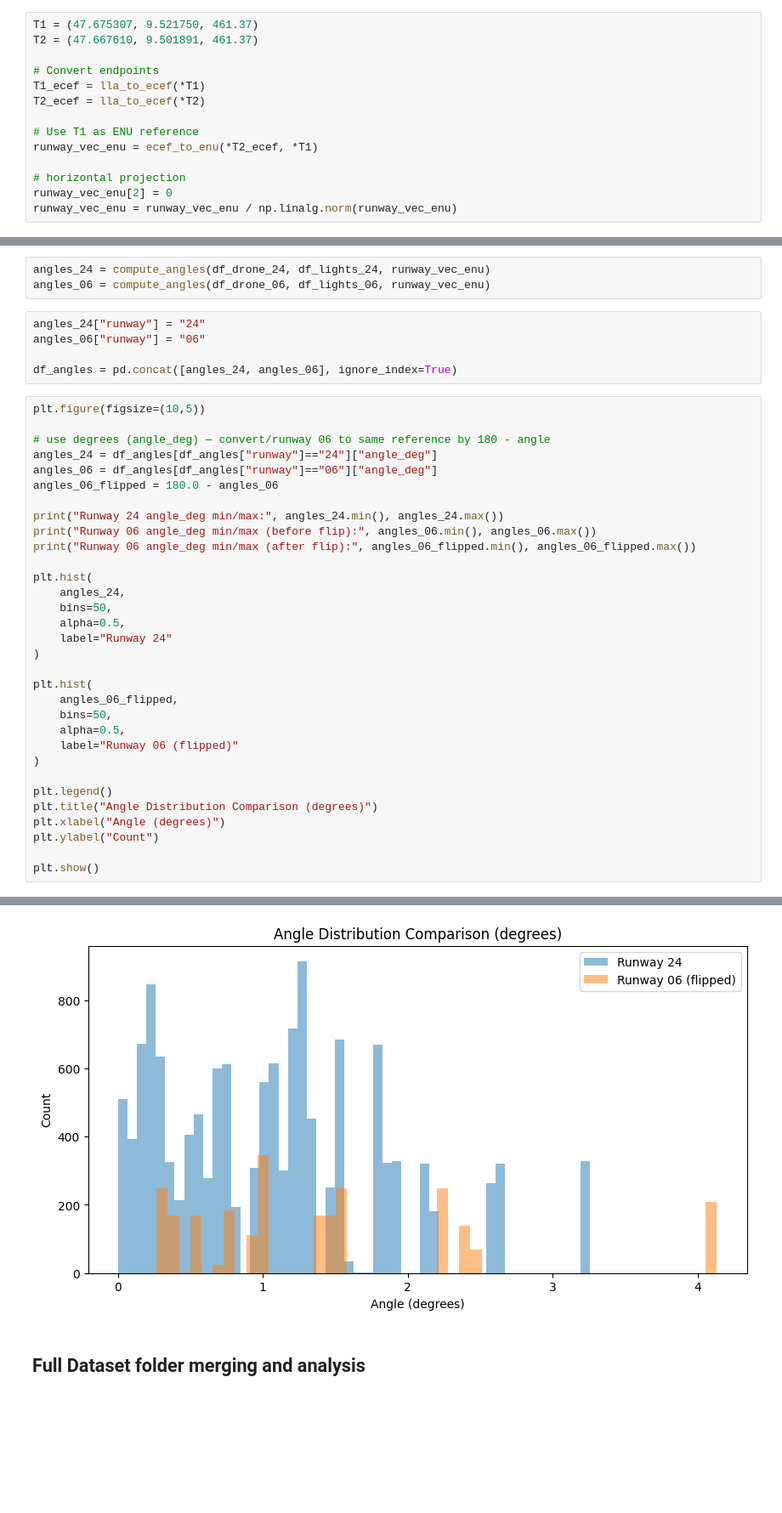
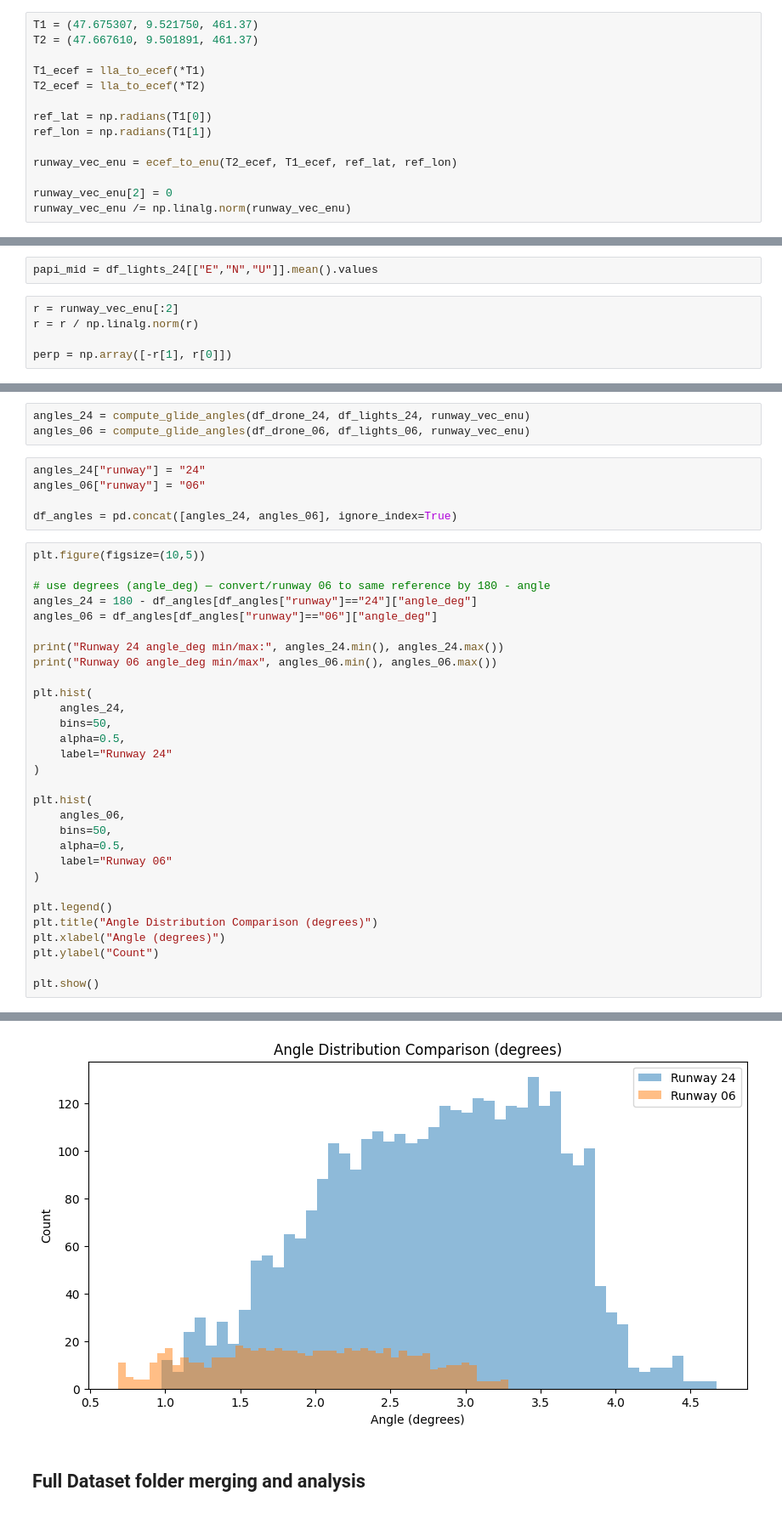
Before and after one commit to MaximRoomsHowest/PAPI-Detection-and-Classification, a Jupyter notebook: data/data_analysis.ipynb, the cells around one changed output, grey strips where cells are left out. Shown at 85% size. Drawn from its saved outputs; the diff is of its cells as text; blank space fills up the shorter version.

Commit message:
Changed angle calculation

```diff
--- a/data/data_analysis.ipynb
+++ b/data/data_analysis.ipynb
@@ -339,16 +330,16 @@ def ecef_to_enu(x, y, z, ref_lat, ref_lon, ref_alt):
 T1 = (47.675307, 9.521750, 461.37)
 T2 = (47.667610, 9.501891, 461.37)
 
-# Convert endpoints
 T1_ecef = lla_to_ecef(*T1)
 T2_ecef = lla_to_ecef(*T2)
 
-# Use T1 as ENU reference
-runway_vec_enu = ecef_to_enu(*T2_ecef, *T1)
+ref_lat = np.radians(T1[0])
+ref_lon = np.radians(T1[1])
 
-# horizontal projection
+runway_vec_enu = ecef_to_enu(T2_ecef, T1_ecef, ref_lat, ref_lon)
+
 runway_vec_enu[2] = 0
-runway_vec_enu = runway_vec_enu / np.linalg.norm(runway_vec_enu)
+runway_vec_enu /= np.linalg.norm(runway_vec_enu)
 # %%
 def horizontal_angle(v1, v2):
     """Angle between two vectors in horizontal plane"""
@@ -381,4 +372,11 @@ df_lights_24 = compute_enu_df(PAPI_24_df, ref)
 
 df_drone_06 = compute_enu_df(df_PAPI_06_metadata, ref)
 df_lights_06 = compute_enu_df(PAPI_06_df, ref)
+# %%
+papi_mid = df_lights_24[["E","N","U"]].mean().values
+# %%
+r = runway_vec_enu[:2]
+r = r / np.linalg.norm(r)
+
+perp = np.array([-r[1], r[0]])
 # %%
@@ -404,8 +410,8 @@ def compute_angles(drone_df, lights_df, runway_vec):
 
     return pd.DataFrame(results)
 # %%
-angles_24 = compute_angles(df_drone_24, df_lights_24, runway_vec_enu)
-angles_06 = compute_angles(df_drone_06, df_lights_06, runway_vec_enu)
+angles_24 = compute_glide_angles(df_drone_24, df_lights_24, runway_vec_enu)
+angles_06 = compute_glide_angles(df_drone_06, df_lights_06, runway_vec_enu)
 # %%
 angles_24["runway"] = "24"
 angles_06["runway"] = "06"
@@ -415,13 +421,11 @@ df_angles = pd.concat([angles_24, angles_06], ignore_index=True)
 plt.figure(figsize=(10,5))
 
 # use degrees (angle_deg) — convert/runway 06 to same reference by 180 - angle
-angles_24 = df_angles[df_angles["runway"]=="24"]["angle_deg"]
+angles_24 = 180 - df_angles[df_angles["runway"]=="24"]["angle_deg"]
 angles_06 = df_angles[df_angles["runway"]=="06"]["angle_deg"]
-angles_06_flipped = 180.0 - angles_06
 
 print("Runway 24 angle_deg min/max:", angles_24.min(), angles_24.max())
-print("Runway 06 angle_deg min/max (before flip):", angles_06.min(), angles_06.max())
-print("Runway 06 angle_deg min/max (after flip):", angles_06_flipped.min(), angles_06_flipped.max())
+print("Runway 06 angle_deg min/max", angles_06.min(), angles_06.max())
 
 plt.hist(
     angles_24,
@@ -431,10 +435,10 @@ plt.hist(
 )
 
 plt.hist(
-    angles_06_flipped,
+    angles_06,
     bins=50,
     alpha=0.5,
-    label="Runway 06 (flipped)"
+    label="Runway 06"
 )
 
 plt.legend()
@@ -450,4 +453,4 @@ Runway 06 angle_deg min/max (after flip): 0.2671476356073015 4.1314900969885
-[figure, old version]
+[figure, new version]
 # %% [markdown]
 ## Full Dataset folder merging and analysis
 # %%
```
Also changed, not shown: parts of 5 cells of this notebook.
